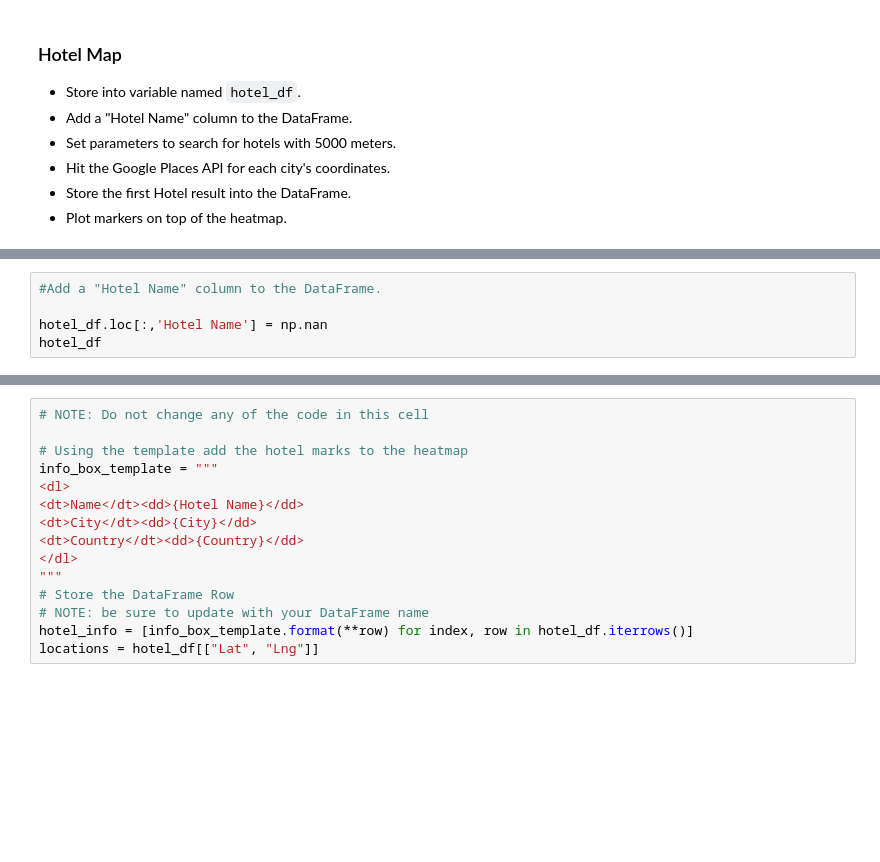
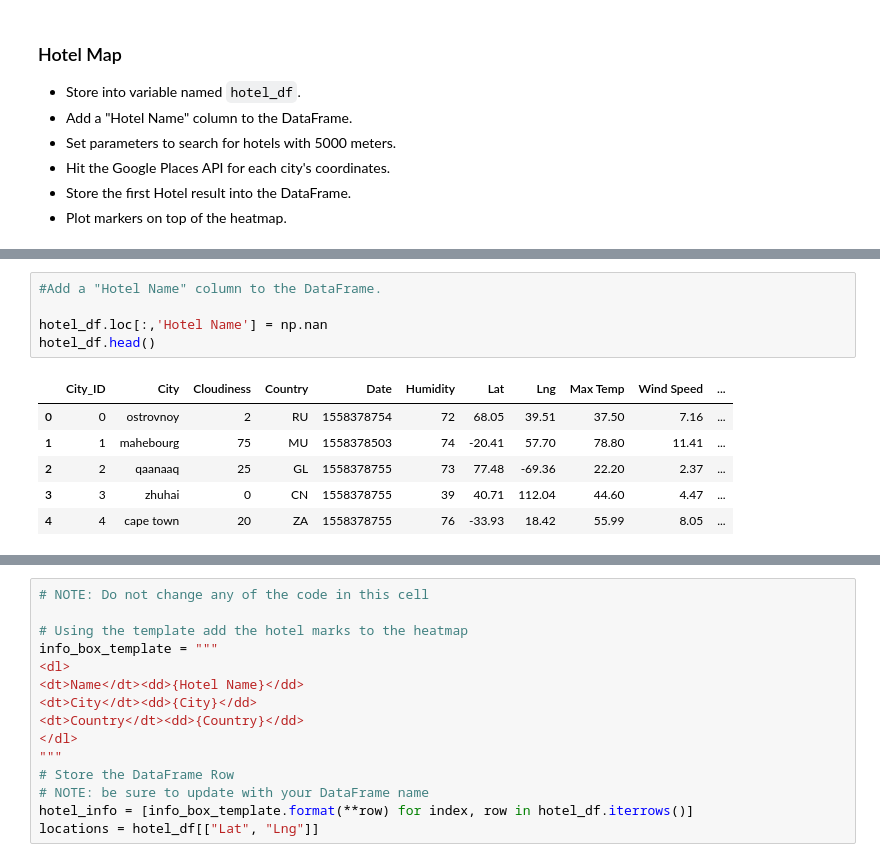
Before and after one commit to edo2021/PythonAPIChallenge, a Jupyter notebook: VacationPy/Vacationpy.ipynb, the cells around one changed output, grey strips where cells are left out. Cells and saved outputs as stored; diff of their text form; blank space fills up the shorter version.

```diff
--- a/VacationPy/Vacationpy.ipynb
+++ b/VacationPy/Vacationpy.ipynb
@@ -94,8 +117,15 @@ hotel_df
 # %%
 #Add a "Hotel Name" column to the DataFrame.
 
 hotel_df.loc[:,'Hotel Name'] = np.nan
-hotel_df
+hotel_df.head()
+# %% [output]
+|  | City_ID | City | Cloudiness | Country | Date | Humidity | Lat | Lng | Max Temp | Wind Speed | ... |
+| 0 | 0 | ostrovnoy | 2 | RU | 1558378754 | 72 | 68.05 | 39.51 | 37.50 | 7.16 | ... |
+| 1 | 1 | mahebourg | 75 | MU | 1558378503 | 74 | -20.41 | 57.70 | 78.80 | 11.41 | ... |
+| 2 | 2 | qaanaaq | 25 | GL | 1558378755 | 73 | 77.48 | -69.36 | 22.20 | 2.37 | ... |
+| 3 | 3 | zhuhai | 0 | CN | 1558378755 | 39 | 40.71 | 112.04 | 44.60 | 4.47 | ... |
+| 4 | 4 | cape town | 20 | ZA | 1558378755 | 76 | -33.93 | 18.42 | 55.99 | 8.05 | ... |
 # %%
 target_radius = 5000
 target_type = "hotel"
```
Also changed, not shown: parts of 5 cells of this notebook, 4 other files.
